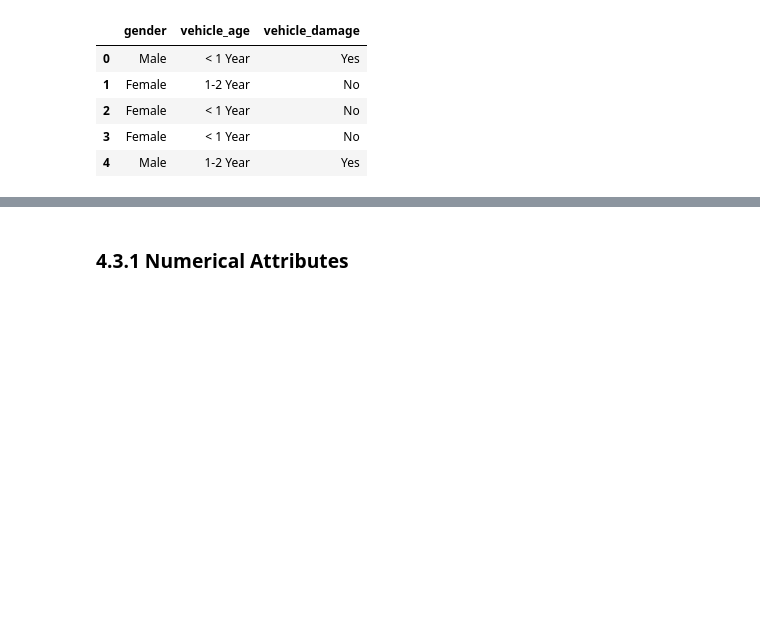
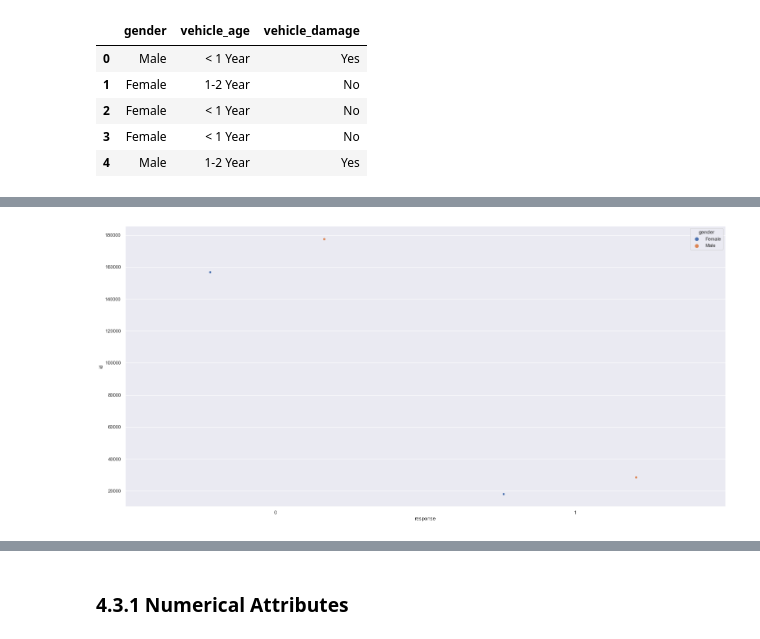
Before and after one commit to LeonardoMeneghessoFaria/Health_Insurance_By_Leofaria, a Jupyter notebook: notebooks/Health_Insurance.ipynb, the cells around one changed output, grey strips where cells are left out. Cells and saved outputs as stored; diff of their text form; code cells hidden in the pictures; blank space fills up the shorter version.

```diff
--- a/notebooks/Health_Insurance.ipynb
+++ b/notebooks/Health_Insurance.ipynb
@@ -489,0 +513,3 @@ cat_attributes.head()
+# %%
+aux40 = df4[['id','gender','response']].groupby(['gender','response']).count().reset_index()
+aux40.head()
@@ -489,0 +522,4 @@ cat_attributes.head()
+# %%
+sns.stripplot(x='response', y='id', data=aux40, hue='gender', dodge=True);
+# %% [output]
+[figure, added]
```
Also changed, not shown: parts of 48 cells of this notebook, 3 other files.
